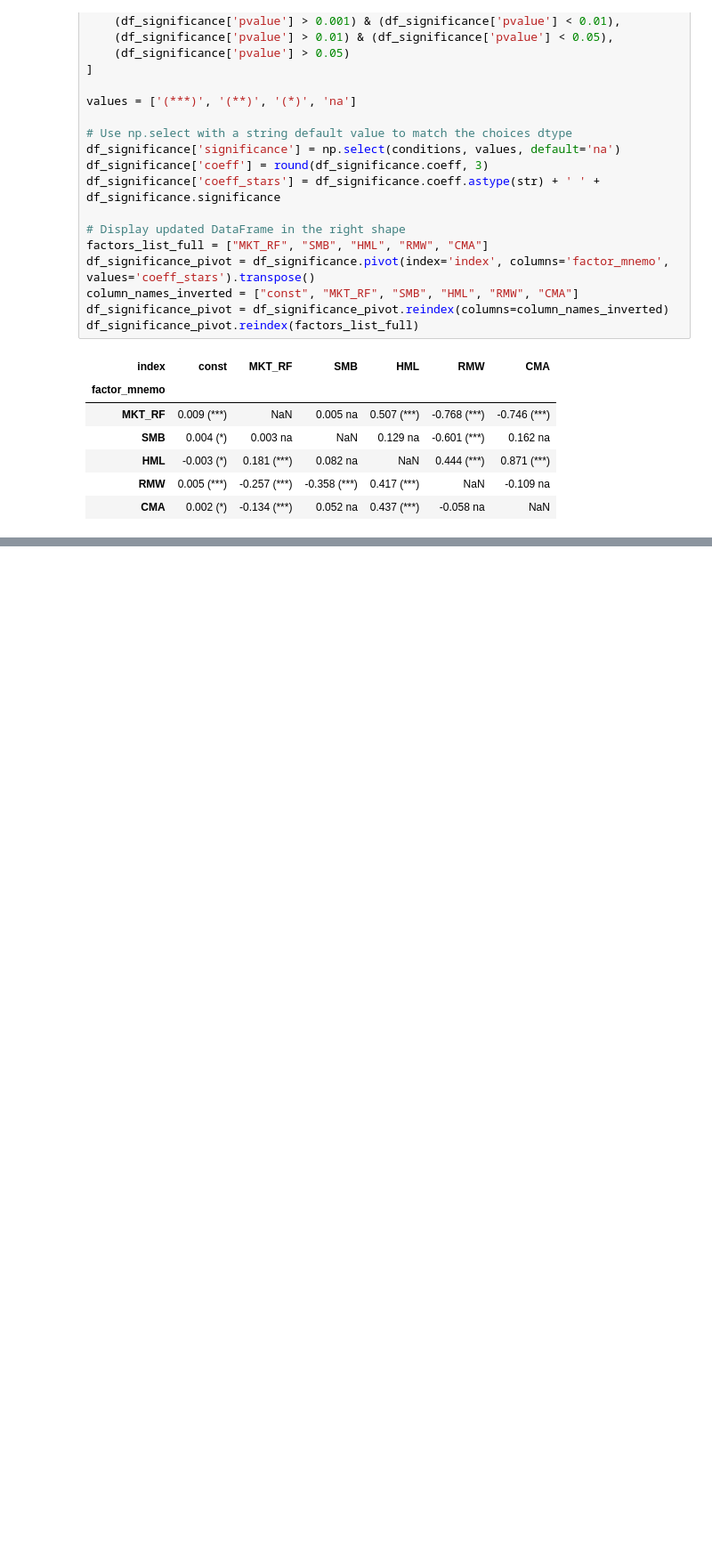
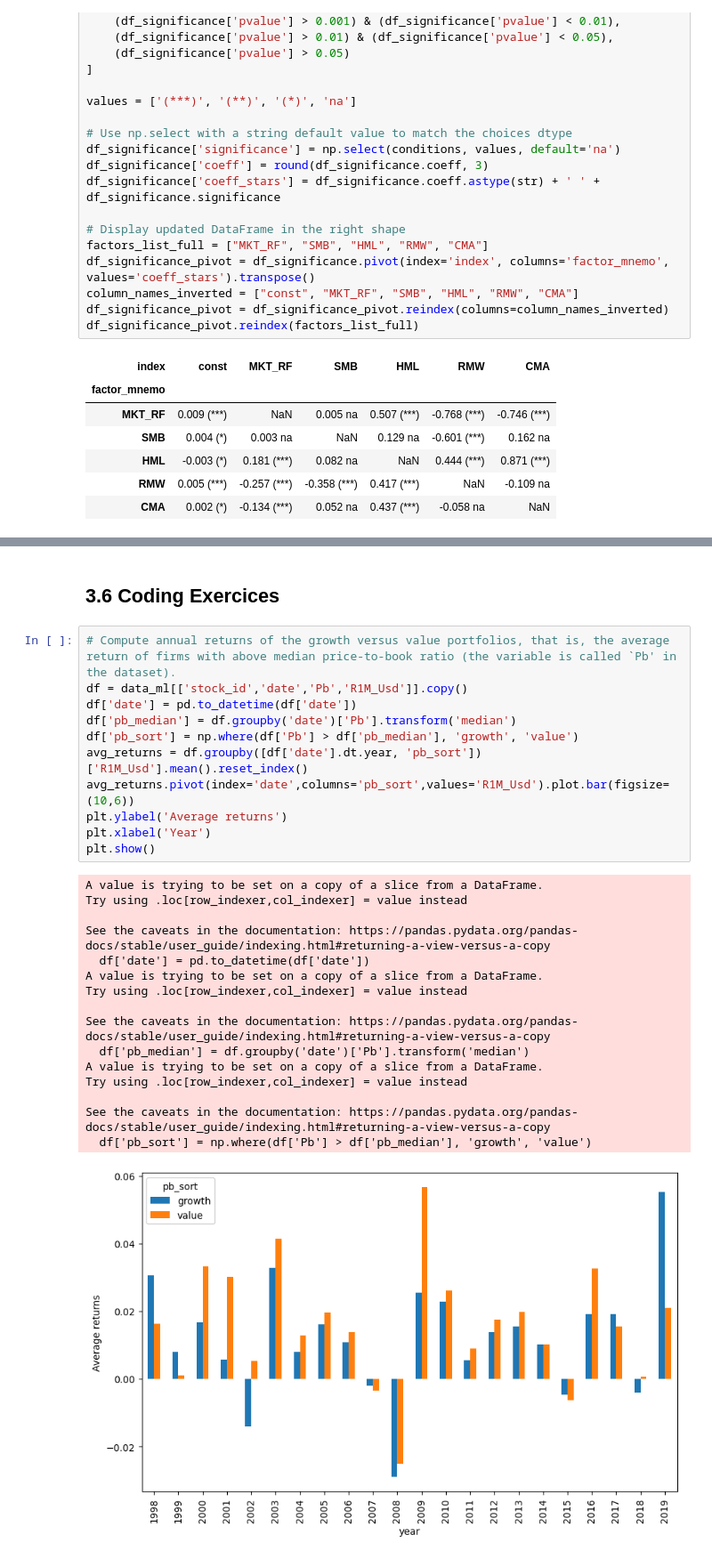
Before and after one commit to mathieucbd/ml-for-factor-investing, a Jupyter notebook: notebooks/2_factors.ipynb, the cells around one changed output, grey strips where cells are left out. Shown: that part at 89% size. Drawn from its saved outputs; the diff is of its cells as text; blank space fills up the shorter version.

```diff
--- a/notebooks/2_factors.ipynb
+++ b/notebooks/2_factors.ipynb
@@ -267,0 +280,30 @@ df_significance_pivot.reindex(factors_list_full)
+# %% [markdown]
+## 3.6 Coding Exercices
+# %%
+# Compute annual returns of the growth versus value portfolios, that is, the average return of firms with above median price-to-book ratio (the variable is called `Pb' in the dataset).
+df = data_ml[['stock_id','date','Pb','R1M_Usd']].copy()
+df['date'] = pd.to_datetime(df['date'])
+df['pb_median'] = df.groupby('date')['Pb'].transform('median')
+df['pb_sort'] = np.where(df['Pb'] > df['pb_median'], 'growth', 'value')
+avg_returns = df.groupby([df['date'].dt.year, 'pb_sort'])['R1M_Usd'].mean().reset_index()
+avg_returns.pivot(index='date',columns='pb_sort',values='R1M_Usd').plot.bar(figsize=(10,6))
+plt.ylabel('Average returns')
+plt.xlabel('Year')
+plt.show()
+# %% [output]
+A value is trying to be set on a copy of a slice from a DataFrame.
+Try using .loc[row_indexer,col_indexer] = value instead
+
+See the caveats in the documentation: https://pandas.pydata.org/pandas-docs/stable/user_guide/indexing.html#returning-a-view-versus-a-copy
+  df['date'] = pd.to_datetime(df['date'])
+A value is trying to be set on a copy of a slice from a DataFrame.
+Try using .loc[row_indexer,col_indexer] = value instead
+
+See the caveats in the documentation: https://pandas.pydata.org/pandas-docs/stable/user_guide/indexing.html#returning-a-view-versus-a-copy
+  df['pb_median'] = df.groupby('date')['Pb'].transform('median')
+A value is trying to be set on a copy of a slice from a DataFrame.
+Try using .loc[row_indexer,col_indexer] = value instead
+
+See the caveats in the documentation: https://pandas.pydata.org/pandas-docs/stable/user_guide/indexing.html#returning-a-view-versus-a-copy
+  df['pb_sort'] = np.where(df['Pb'] > df['pb_median'], 'growth', 'value')
+[figure, added]
```
Also changed, not shown: parts of 2 cells of this notebook.
